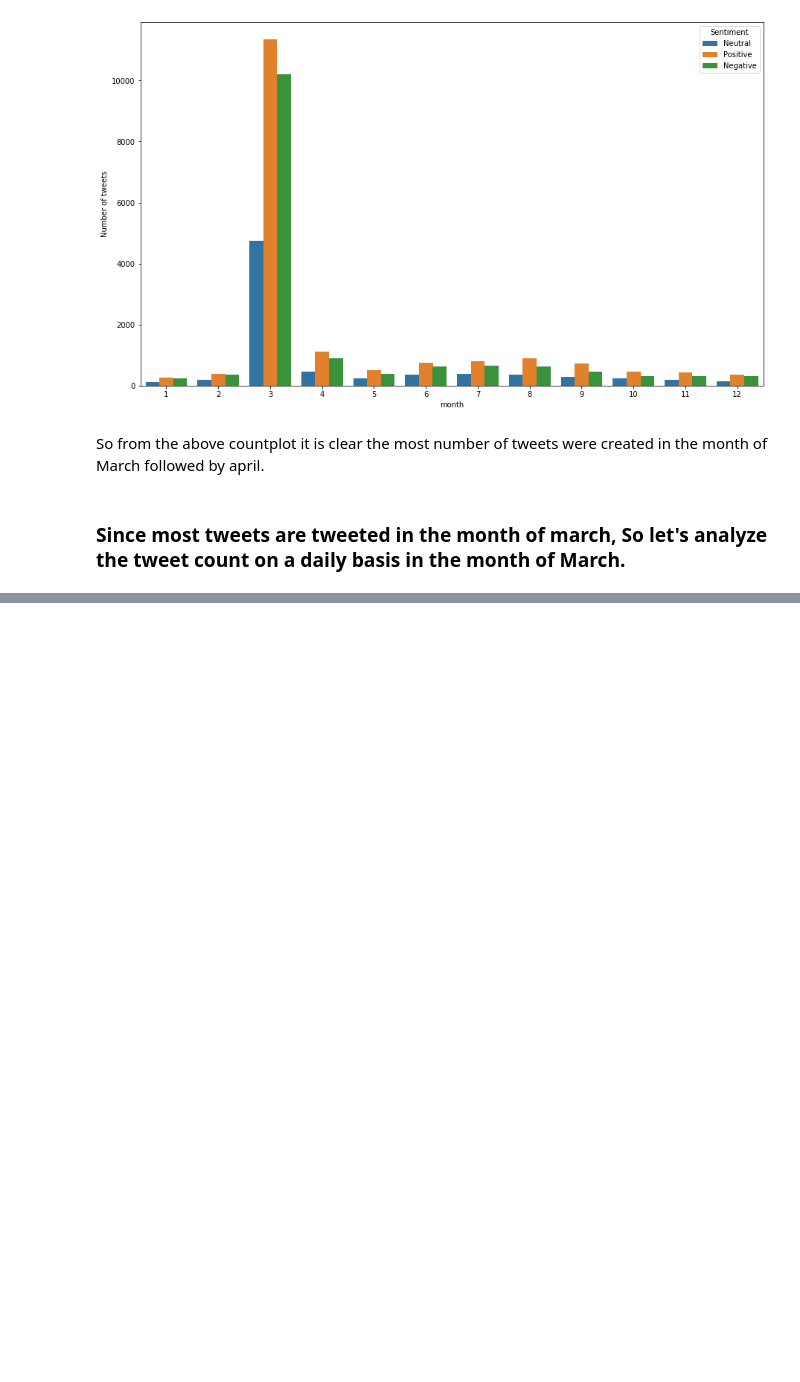
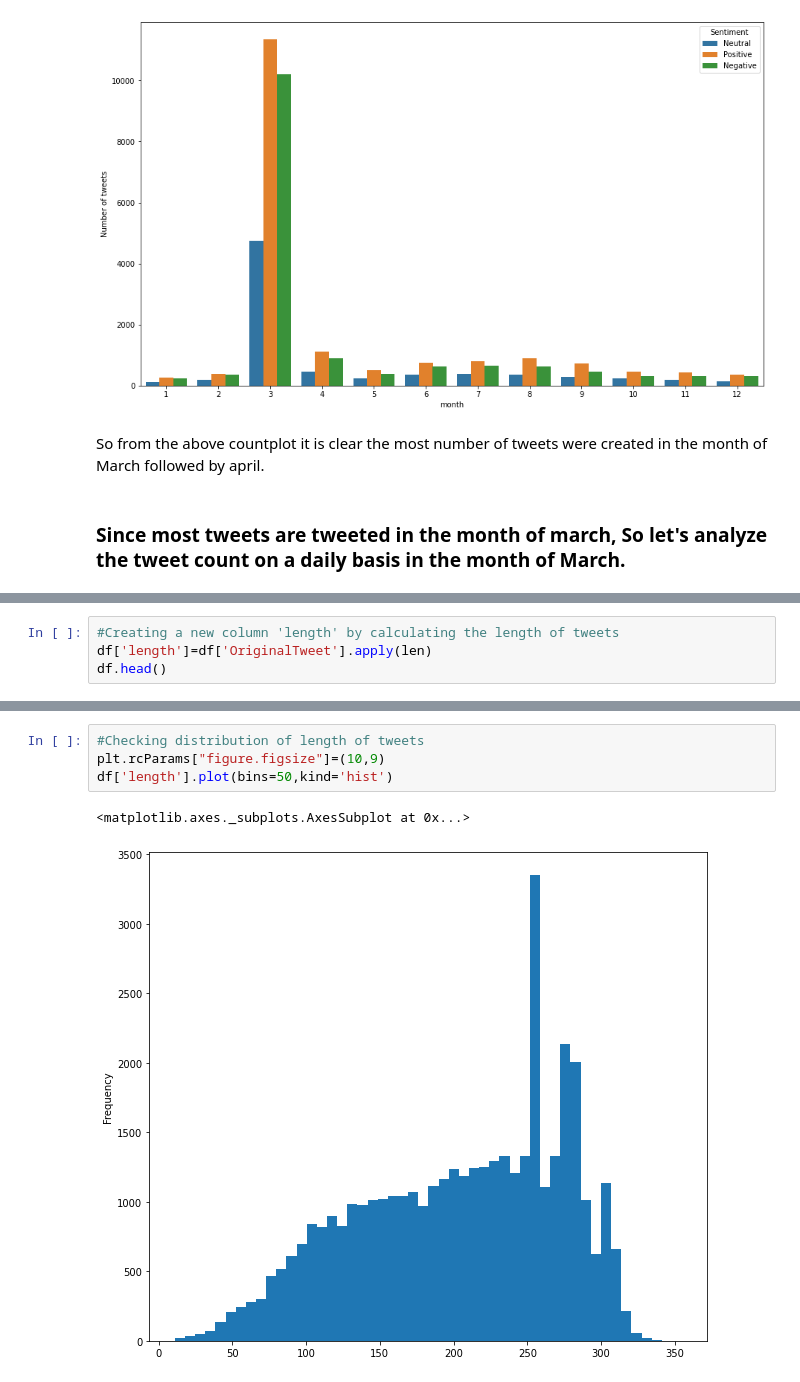
Before and after one commit to Deepakkarki24/Coronavirus-Tweet-Sentiment-Analysis, a Jupyter notebook: Deepak_Karki_Coronavirus_Tweet_Sentiment_Analysis_Capstone_Project.ipynb, the cells around one changed output, grey strips where cells are left out. Saved outputs shown, nothing was run; the diff lists cells and outputs as text; blank space fills up the shorter version.

```diff
--- a/Deepak_Karki_Coronavirus_Tweet_Sentiment_Analysis_Capstone_Project.ipynb
+++ b/Deepak_Karki_Coronavirus_Tweet_Sentiment_Analysis_Capstone_Project.ipynb
@@ -306,0 +329,4 @@ So from the above countplot it is clear the most number of tweets were created i
+# %%
+#Creating a new column 'length' by calculating the length of tweets
+df['length']=df['OriginalTweet'].apply(len)
+df.head()
@@ -306,0 +340,7 @@ So from the above countplot it is clear the most number of tweets were created i
+# %%
+#Checking distribution of length of tweets
+plt.rcParams["figure.figsize"]=(10,9)
+df['length'].plot(bins=50,kind='hist')
+# %% [output]
+<matplotlib.axes._subplots.AxesSubplot at 0x...>
+[figure, added]
```
Also changed, not shown: parts of 13 cells of this notebook.
